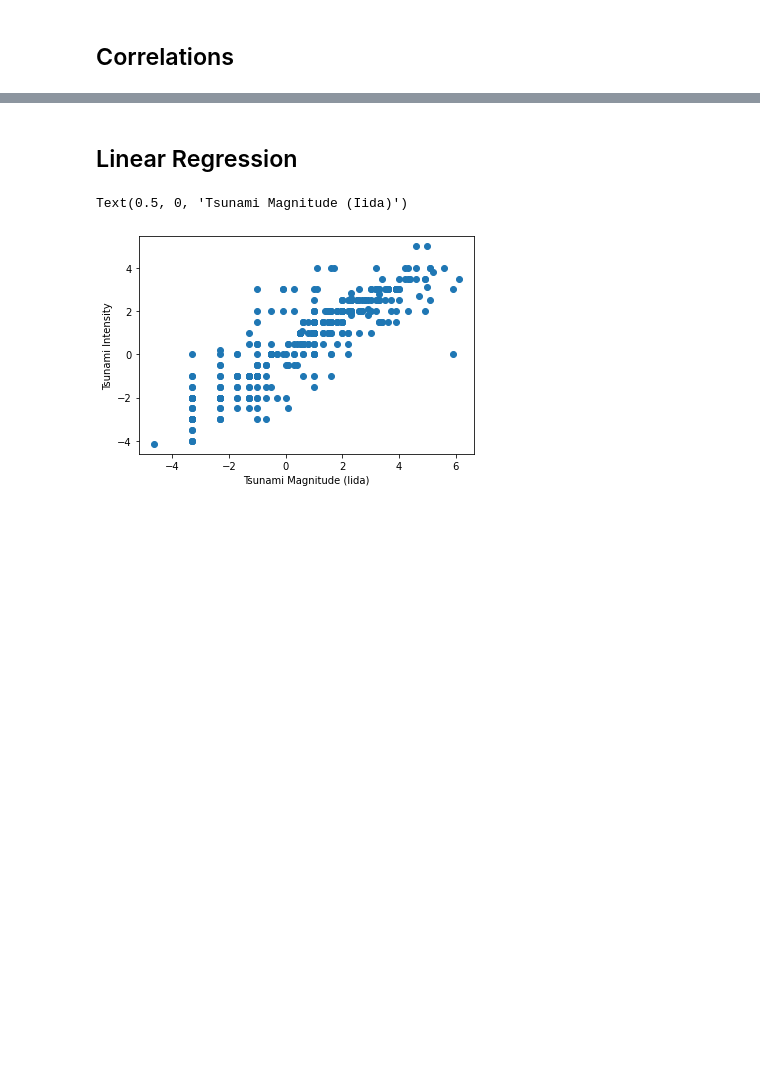
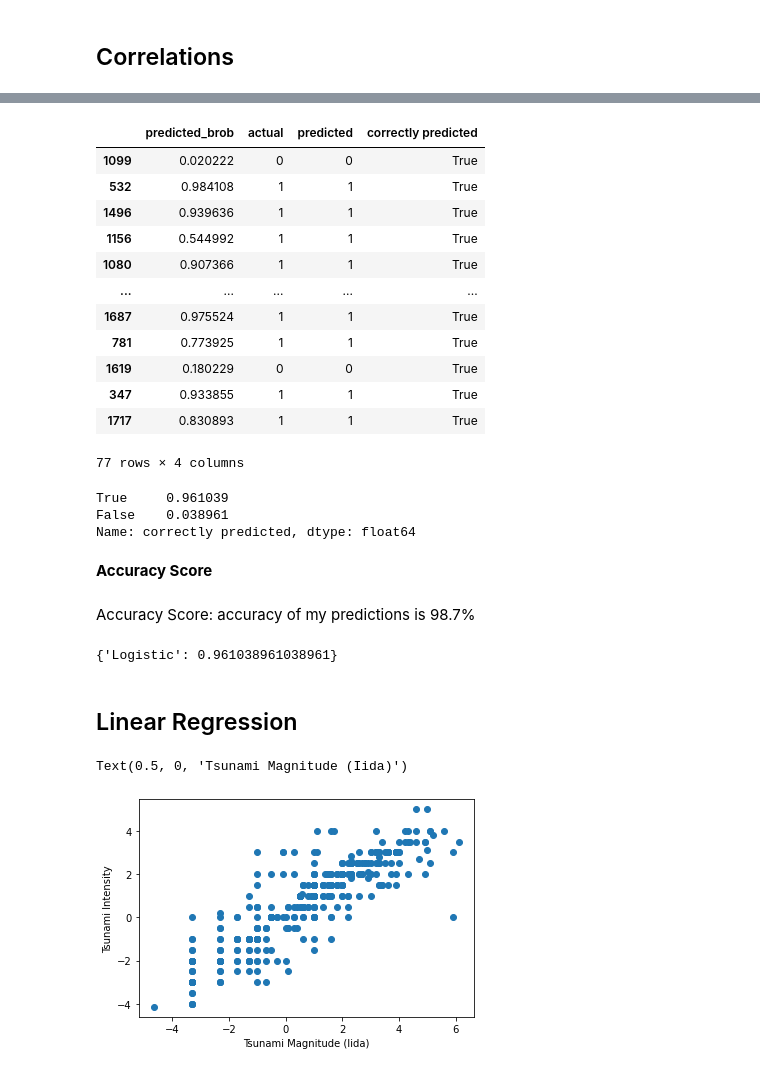
Before and after one commit to ImyPG/Tsunamis, a Jupyter notebook: Tsunamis.ipynb, the cells around one changed output, grey strips where cells are left out. Saved outputs shown, nothing was run; the diff lists cells and outputs as text; code cells hidden in the pictures; blank space fills up the shorter version.

```diff
--- a/Tsunamis.ipynb
+++ b/Tsunamis.ipynb
@@ -423,0 +443,5 @@ tsunamis[['Earthquake Magnitude','Tsunami Intensity','Total Deaths','Maximum Wat
+# %%
+#split the data in order to test it (in this case train it in 60% and test it on 40%):
+
+from sklearn.model_selection import train_test_split
+X_train, X_test, y_train, y_test = train_test_split(x,y, test_size=0.4)
@@ -423,0 +466,6 @@ tsunamis[['Earthquake Magnitude','Tsunami Intensity','Total Deaths','Maximum Wat
+# %%
+from sklearn.linear_model import LogisticRegression
+
+lr = LogisticRegression()
+# %%
+lr.fit(X_train, y_train)
@@ -423,0 +515,3 @@ tsunamis[['Earthquake Magnitude','Tsunami Intensity','Total Deaths','Maximum Wat
+# %%
+test_result = pd.DataFrame({'predicted_brob': lr.predict_proba(X_test)[:,1],'actual':y_test,'predicted':lr.predict(X_test)})
+test_result
@@ -424,3 +532,36 @@ tsunamis[['Earthquake Magnitude','Tsunami Intensity','Total Deaths','Maximum Wat
+# %%
+test_result['correctly predicted']=(test_result['actual']==test_result['predicted'])
+test_result
+# %% [output]
+|  | predicted_brob | actual | predicted | correctly predicted |
+| 1099 | 0.020222 | 0 | 0 | True |
+| 532 | 0.984108 | 1 | 1 | True |
+| 1496 | 0.939636 | 1 | 1 | True |
+| 1156 | 0.544992 | 1 | 1 | True |
+| 1080 | 0.907366 | 1 | 1 | True |
+| ... | ... | ... | ... | ... |
+| 1687 | 0.975524 | 1 | 1 | True |
+| 781 | 0.773925 | 1 | 1 | True |
+| 1619 | 0.180229 | 0 | 0 | True |
+| 347 | 0.933855 | 1 | 1 | True |
+| 1717 | 0.830893 | 1 | 1 | True |
+77 rows × 4 columns
+# %%
+test_result['correctly predicted'].value_counts(normalize=True)
+# %% [output]
+True     0.961039
+False    0.038961
+Name: correctly predicted, dtype: float64
+# %% [markdown]
+**Accuracy Score**
+# %% [markdown]
+Accuracy Score: accuracy of my predictions is 98.7%
+# %%
+from sklearn.metrics import accuracy_score
+losses['Logistic'] = accuracy_score(y_test, lr.predict(X_test))
+print(losses)
+# %% [output]
+{'Logistic': 0.961038961038961}
 # %% [markdown]
 ## Linear Regression ##
 # %%
```
Also changed, not shown: parts of 22 cells of this notebook.
